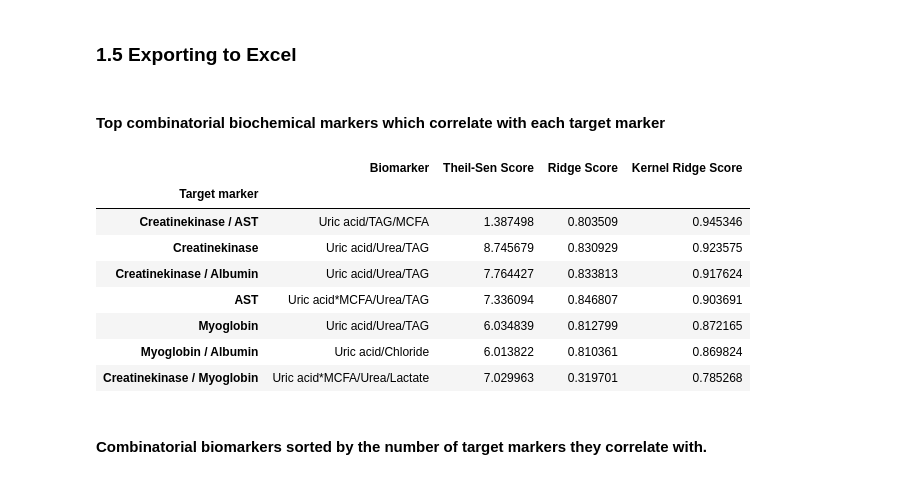
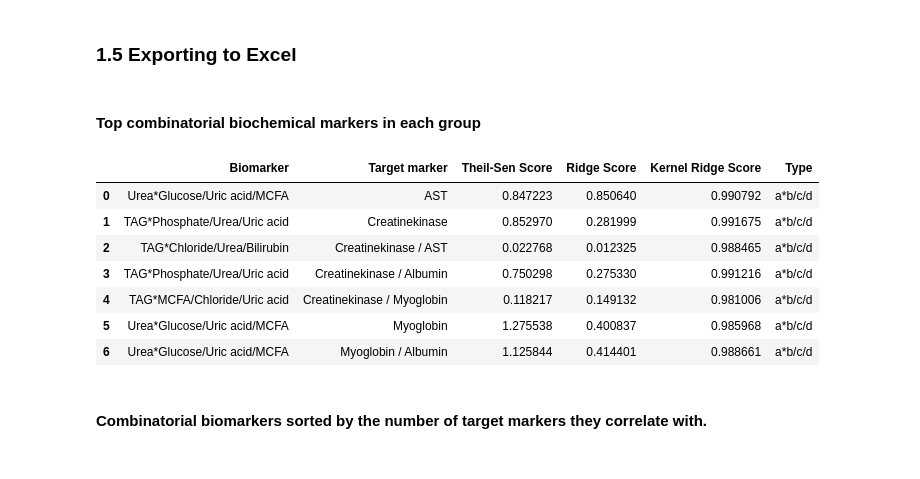
Before and after one commit to xulijunji/biomarkers, a Jupyter notebook: Combiom. Searching for combinatorial biomarkers.ipynb, the cells around one changed output. Drawn from its saved outputs; the diff is of its cells as text; code cells hidden in the pictures.

```diff
--- a/Combiom. Searching for combinatorial biomarkers.ipynb
+++ b/Combiom. Searching for combinatorial biomarkers.ipynb
@@ -270,14 +281,14 @@ bio_data = np.zeros(shape=(bio_volunteers, bio_parameters, bio_points))
 
 # Timepoints at which each biochemical parameter was measured (in hours after experiment)
 # Null stands for "before experiment", 1 - in an hour after experiment, so on...
-bio_timepoints = np.array([0, 1, 1*24, 2*24, 3*24, 5*24, 7*24, 9*24])
+# bio_timepoints = np.array([0, 1, 1*24, 2*24, 3*24, 5*24, 7*24, 9*24])
 
 # Reading numeric data from csv-files. One file per participant
 # Each file has a shape of N x M
 #     where N is the number of parameters and M is the number of timepoints at which they were measured
 for i in np.arange(bio_volunteers):
     bio_csv_file = csv.reader(open('./BiochemData/%d.csv' % i), delimiter=';')
-    bio_data[i, 0: bio_parameters + 1, 0: bio_points + 1] = np.array(list(bio_csv_file), np.float64)
+    bio_data[i, :, :] = np.array(list(bio_csv_file), np.float64)
 
 # Shape of data array
 np.shape(bio_data)
@@ -369,0 +359,4 @@ Search was successfully finished
+# %%
+iterators = init_iterators(bio_parameters)
+
+bio_results = search(bio_marker_names, bio_marker_data, bio_target_names.size, bio_target_data, bio_target_names, iterators)
@@ -371,29 +378,27 @@ Search was successfully finished
 ### 1.4 Results. Exporting to Pandas and Pickle
 # %%
 # Creating DataFrame
-bio_df = cmb.to_dataframe(bio_results)
+bio_df = to_dataframe(bio_results)
 
 # Export to Pickle file
 bio_df.to_pickle('./biochem_db.pickle')
 # %% [markdown]
 ### 1.5 Exporting to Excel
 # %% [markdown]
-#### Top combinatorial biochemical markers which correlate with each target marker
+#### Top combinatorial biochemical markers in each group
 # %%
-biochem_max_group = bio_df.groupby(('Target marker'))\
-                          [['Biomarker', 'Theil-Sen Score', 'Ridge Score', 'Kernel Ridge Score']]\
-                          .max().sort_values(by=['Kernel Ridge Score'], ascending=False)
+biochem_max_group = bio_df.loc[bio_df.groupby(['Target marker'])['Kernel Ridge Score'].idxmax()].reset_index(drop=True)\
+                              [['Biomarker', 'Target marker', 'Theil-Sen Score', 'Ridge Score', 'Kernel Ridge Score', 'Type']]
 biochem_max_group
 # %% [output]
-|  | Biomarker | Theil-Sen Score | Ridge Score | Kernel Ridge Score |
-| Target marker |  |  |  |  |
-| Creatinekinase / AST | Uric acid/TAG/MCFA | 1.387498 | 0.803509 | 0.945346 |
-| Creatinekinase | Uric acid/Urea/TAG | 8.745679 | 0.830929 | 0.923575 |
-| Creatinekinase / Albumin | Uric acid/Urea/TAG | 7.764427 | 0.833813 | 0.917624 |
-| AST | Uric acid*MCFA/Urea/TAG | 7.336094 | 0.846807 | 0.903691 |
-| Myoglobin | Uric acid/Urea/TAG | 6.034839 | 0.812799 | 0.872165 |
-| Myoglobin / Albumin | Uric acid/Chloride | 6.013822 | 0.810361 | 0.869824 |
-| Creatinekinase / Myoglobin | Uric acid*MCFA/Urea/Lactate | 7.029963 | 0.319701 | 0.785268 |
+|  | Biomarker | Target marker | Theil-Sen Score | Ridge Score | Kernel Ridge Score | Type |
+| 0 | Urea*Glucose/Uric acid/MCFA | AST | 0.847223 | 0.850640 | 0.990792 | a*b/c/d |
+| 1 | TAG*Phosphate/Urea/Uric acid | Creatinekinase | 0.852970 | 0.281999 | 0.991675 | a*b/c/d |
+| 2 | TAG*Chloride/Urea/Bilirubin | Creatinekinase / AST | 0.022768 | 0.012325 | 0.988465 | a*b/c/d |
+| 3 | TAG*Phosphate/Urea/Uric acid | Creatinekinase / Albumin | 0.750298 | 0.275330 | 0.991216 | a*b/c/d |
+| 4 | TAG*MCFA/Chloride/Uric acid | Creatinekinase / Myoglobin | 0.118217 | 0.149132 | 0.981006 | a*b/c/d |
+| 5 | Urea*Glucose/Uric acid/MCFA | Myoglobin | 1.275538 | 0.400837 | 0.985968 | a*b/c/d |
+| 6 | Urea*Glucose/Uric acid/MCFA | Myoglobin / Albumin | 1.125844 | 0.414401 | 0.988661 | a*b/c/d |
 # %%
 # Initialize Pandas Excel writer with XlsxWriter
 writer = pd.ExcelWriter('./combinatorial_biochemical_biomarkers.xlsx', engine='xlsxwriter')
```
Also changed, not shown: parts of 18 cells of this notebook.
